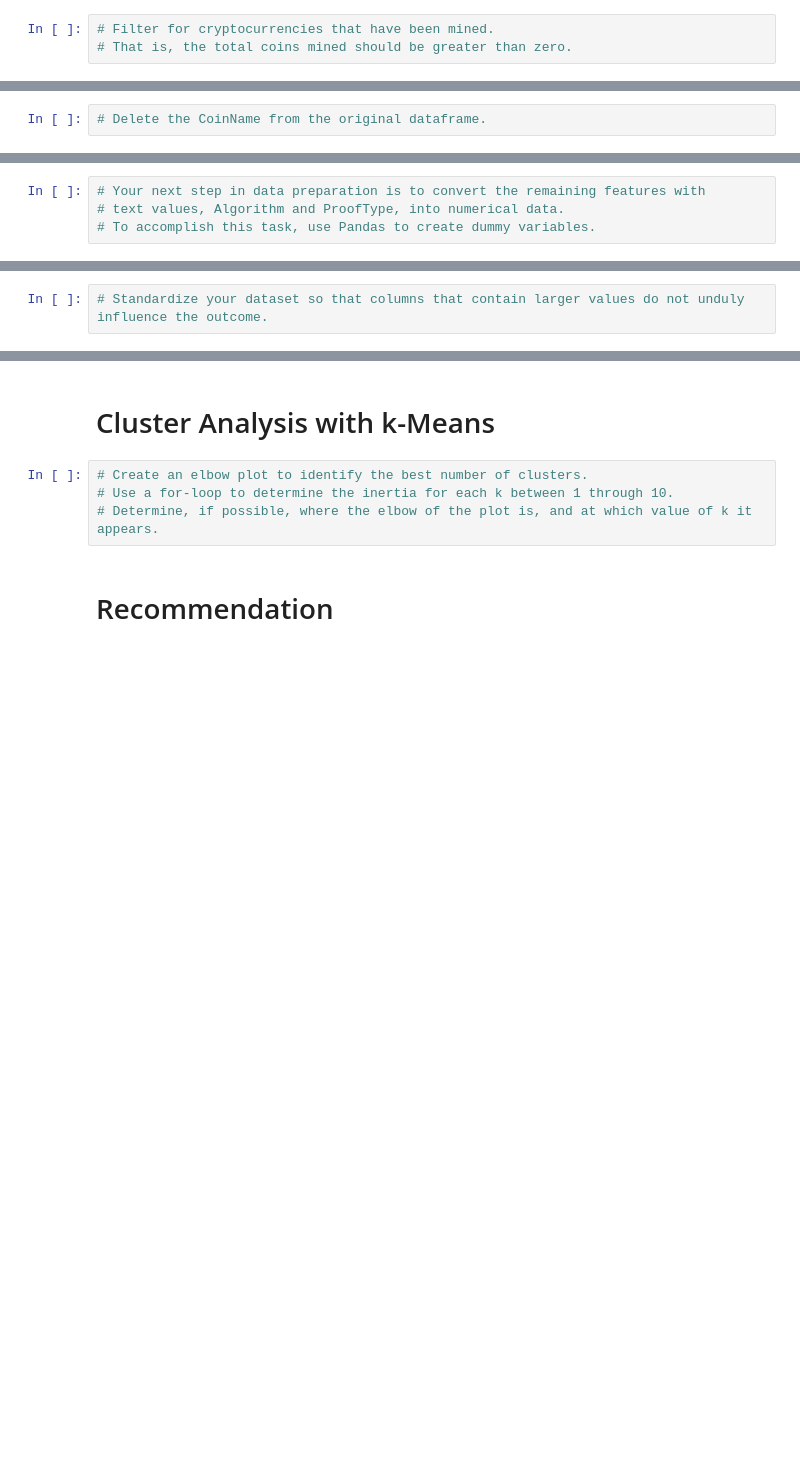
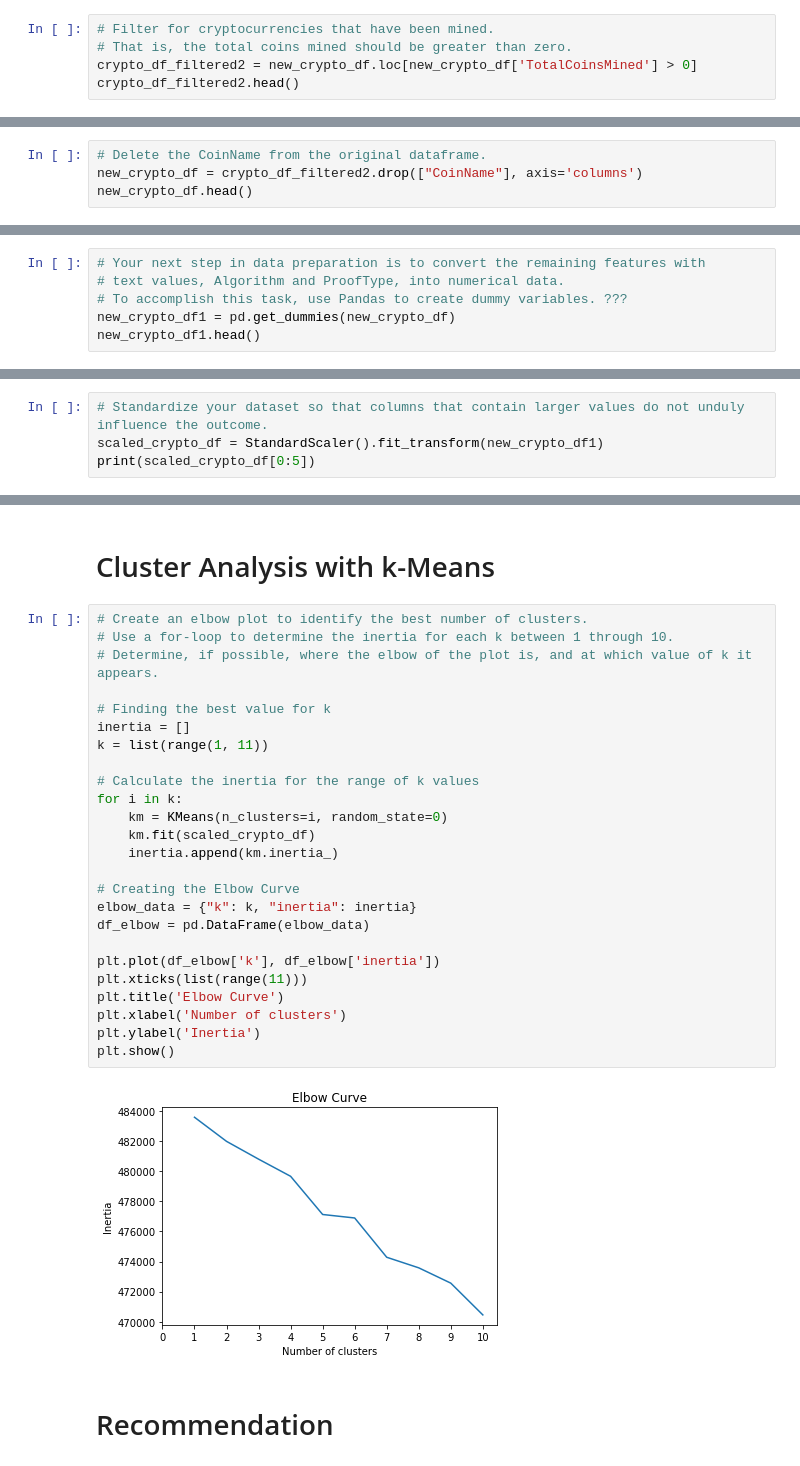
Before and after one commit to Mcusac/Unsupervised-Machine-Learning-w-Crypto-Data, a Jupyter notebook: Crypto_Compare.ipynb, the cells around one changed output, grey strips where cells are left out. Drawn from its saved outputs; the diff is of its cells as text; blank space fills up the shorter version.

```diff
--- a/Crypto_Compare.ipynb
+++ b/Crypto_Compare.ipynb
@@ -24,3 +55,5 @@ crypto_df.head()
 # %%
 # Filter for cryptocurrencies that have been mined.
 # That is, the total coins mined should be greater than zero.
+crypto_df_filtered2 = new_crypto_df.loc[new_crypto_df['TotalCoinsMined'] > 0]
+crypto_df_filtered2.head()
@@ -29,2 +79,4 @@ crypto_df.head()
 # %%
 # Delete the CoinName from the original dataframe.
+new_crypto_df = crypto_df_filtered2.drop(["CoinName"], axis='columns')
+new_crypto_df.head()
@@ -31,4 +90,6 @@ crypto_df.head()
 # %%
 # Your next step in data preparation is to convert the remaining features with
 # text values, Algorithm and ProofType, into numerical data.
-# To accomplish this task, use Pandas to create dummy variables.
+# To accomplish this task, use Pandas to create dummy variables. ???
+new_crypto_df1 = pd.get_dummies(new_crypto_df)
+new_crypto_df1.head()
@@ -37,2 +108,4 @@ crypto_df.head()
 # %%
 # Standardize your dataset so that columns that contain larger values do not unduly influence the outcome.
+scaled_crypto_df = StandardScaler().fit_transform(new_crypto_df1)
+print(scaled_crypto_df[0:5])
@@ -56,7 +157,30 @@ How did the number of the features change?
 # %%
 # Create an elbow plot to identify the best number of clusters.
 # Use a for-loop to determine the inertia for each k between 1 through 10.
 # Determine, if possible, where the elbow of the plot is, and at which value of k it appears.
+
+# Finding the best value for k
+inertia = []
+k = list(range(1, 11))
+
+# Calculate the inertia for the range of k values
+for i in k:
+    km = KMeans(n_clusters=i, random_state=0)
+    km.fit(scaled_crypto_df)
+    inertia.append(km.inertia_)
+
+# Creating the Elbow Curve
+elbow_data = {"k": k, "inertia": inertia}
+df_elbow = pd.DataFrame(elbow_data)
+
+plt.plot(df_elbow['k'], df_elbow['inertia'])
+plt.xticks(list(range(11)))
+plt.title('Elbow Curve')
+plt.xlabel('Number of clusters')
+plt.ylabel('Inertia')
+plt.show()
+# %% [output]
+[figure, added]
 # %% [markdown]
 # Recommendation
 # %% [markdown]
```
Also changed, not shown: parts of 18 cells of this notebook.
